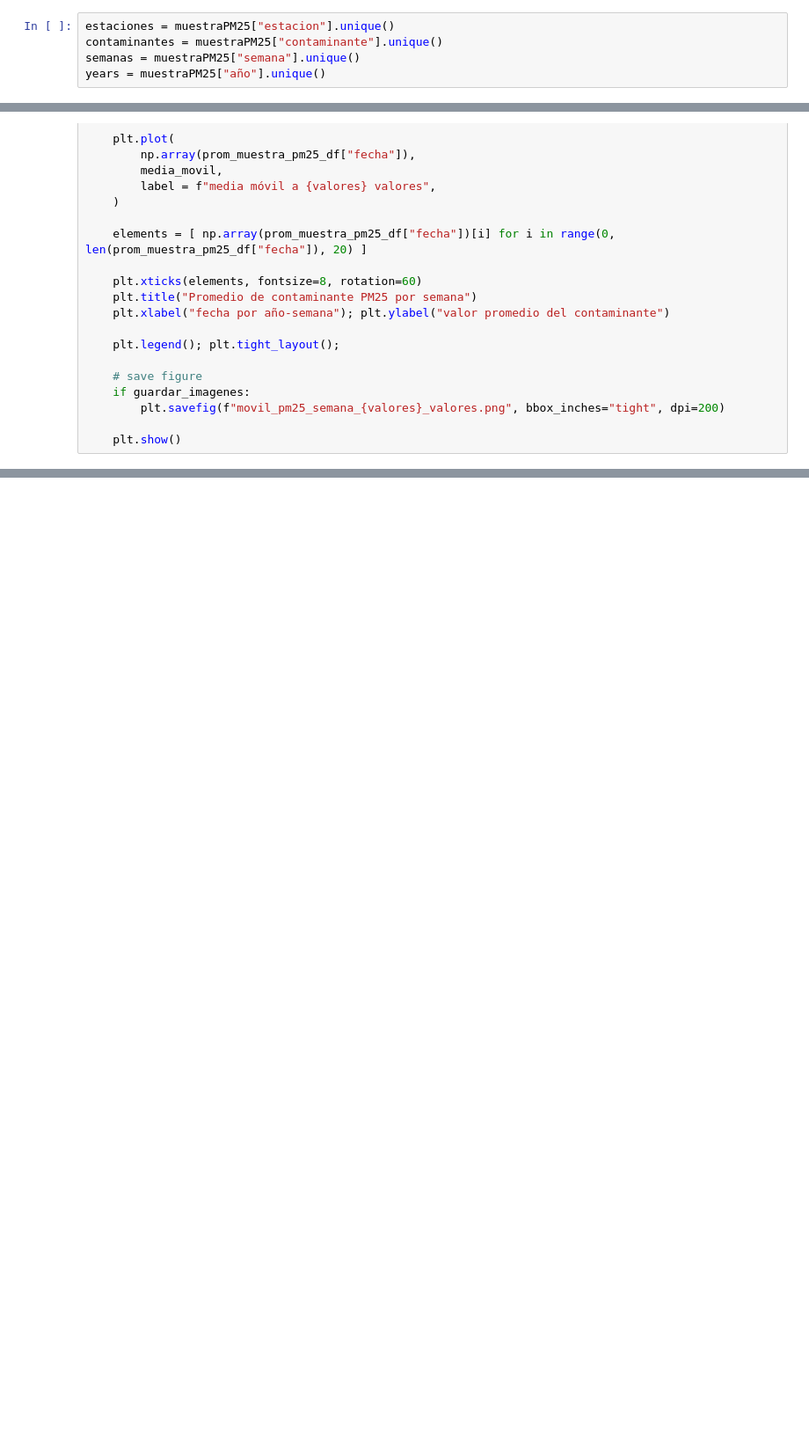
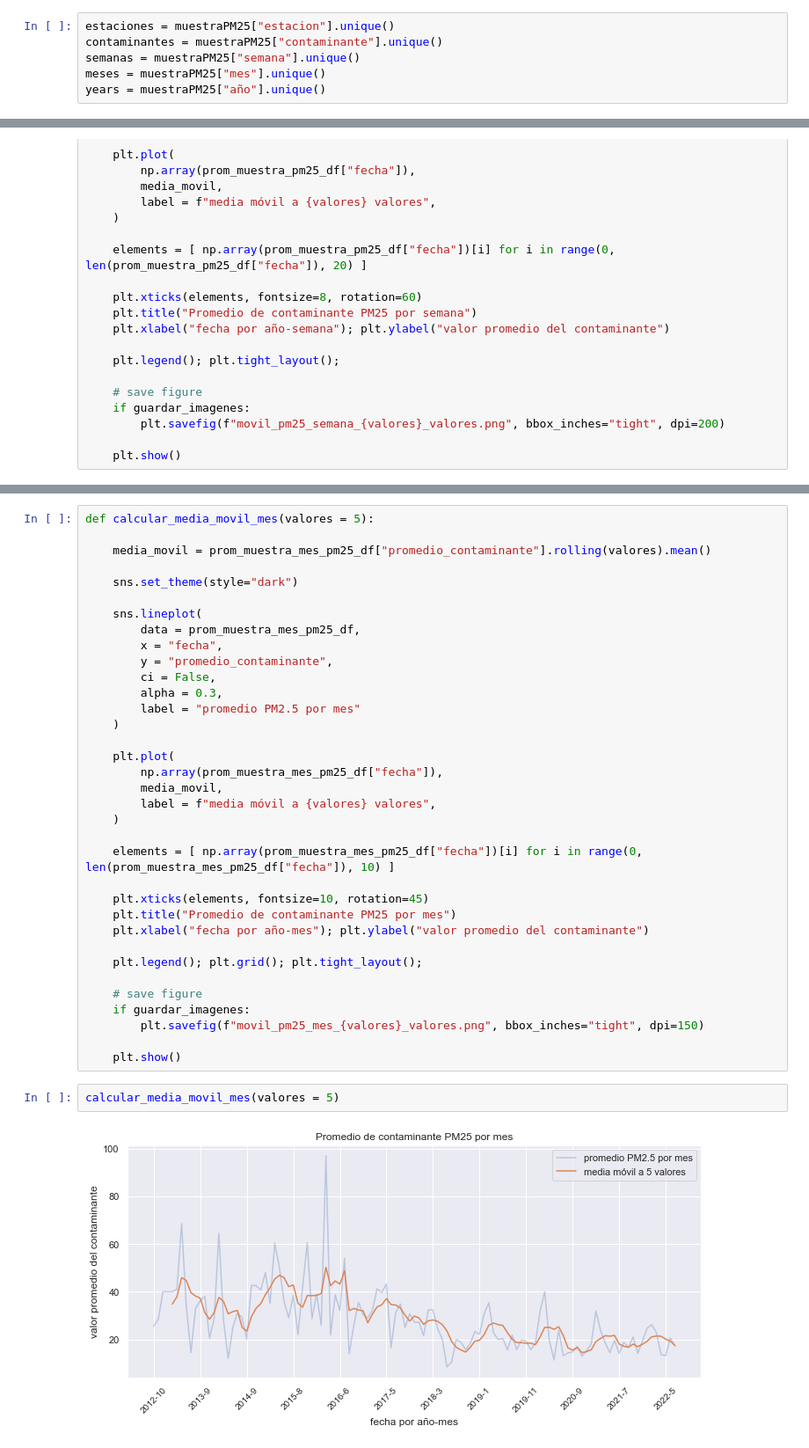
Before and after one commit to LeoUribC/CITRA_DataScience, a Jupyter notebook: Contaminantes/analisis_contaminantes.ipynb, the cells around one changed output, grey strips where cells are left out. Shown at 88% size. Saved outputs shown, nothing was run; the diff lists cells and outputs as text; blank space fills up the shorter version.

Commit message:
Added monthly moving mean

```diff
--- a/Contaminantes/analisis_contaminantes.ipynb
+++ b/Contaminantes/analisis_contaminantes.ipynb
@@ -451,6 +453,7 @@ En este caso, haremos los cálculos de los promedios por estación, para cada se
 estaciones = muestraPM25["estacion"].unique()
 contaminantes = muestraPM25["contaminante"].unique()
 semanas = muestraPM25["semana"].unique()
+meses = muestraPM25["mes"].unique()
 years = muestraPM25["año"].unique()
 # %%
 promedio_semana = [];  newYears = [];  newSemanas = [];  newEstaciones = []
@@ -599,0 +650,39 @@ calcular_media_movil(valores=15)
+# %%
+def calcular_media_movil_mes(valores = 5):
+
+    media_movil = prom_muestra_mes_pm25_df["promedio_contaminante"].rolling(valores).mean()
+
+    sns.set_theme(style="dark")
+
+    sns.lineplot(
+        data = prom_muestra_mes_pm25_df,
+        x = "fecha",
+        y = "promedio_contaminante",
+        ci = False,
+        alpha = 0.3,
+        label = "promedio PM2.5 por mes"
+    )
+
+    plt.plot(
+        np.array(prom_muestra_mes_pm25_df["fecha"]),
+        media_movil,
+        label = f"media móvil a {valores} valores",
+    )
+
+    elements = [ np.array(prom_muestra_mes_pm25_df["fecha"])[i] for i in range(0, len(prom_muestra_mes_pm25_df["fecha"]), 10) ]
+
+    plt.xticks(elements, fontsize=10, rotation=45)
+    plt.title("Promedio de contaminante PM25 por mes")
+    plt.xlabel("fecha por año-mes"); plt.ylabel("valor promedio del contaminante")
+
+    plt.legend(); plt.grid(); plt.tight_layout();
+
+    # save figure
+    if guardar_imagenes:
+        plt.savefig(f"movil_pm25_mes_{valores}_valores.png", bbox_inches="tight", dpi=150)
+
+    plt.show()
+# %%
+calcular_media_movil_mes(valores = 5)
+# %% [output]
+[figure, added]
```
Also changed, not shown: parts of 24 cells of this notebook, 16 other files.
